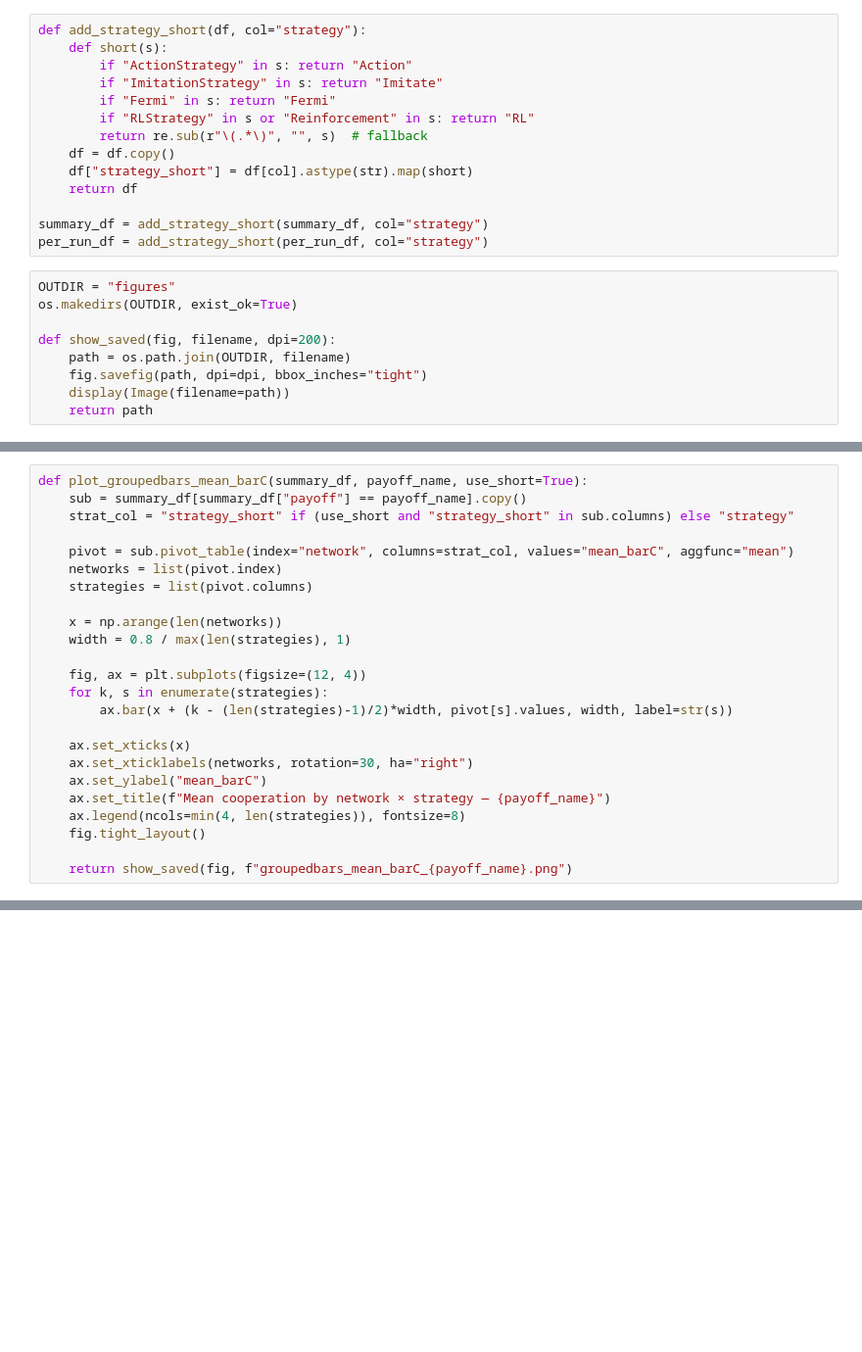
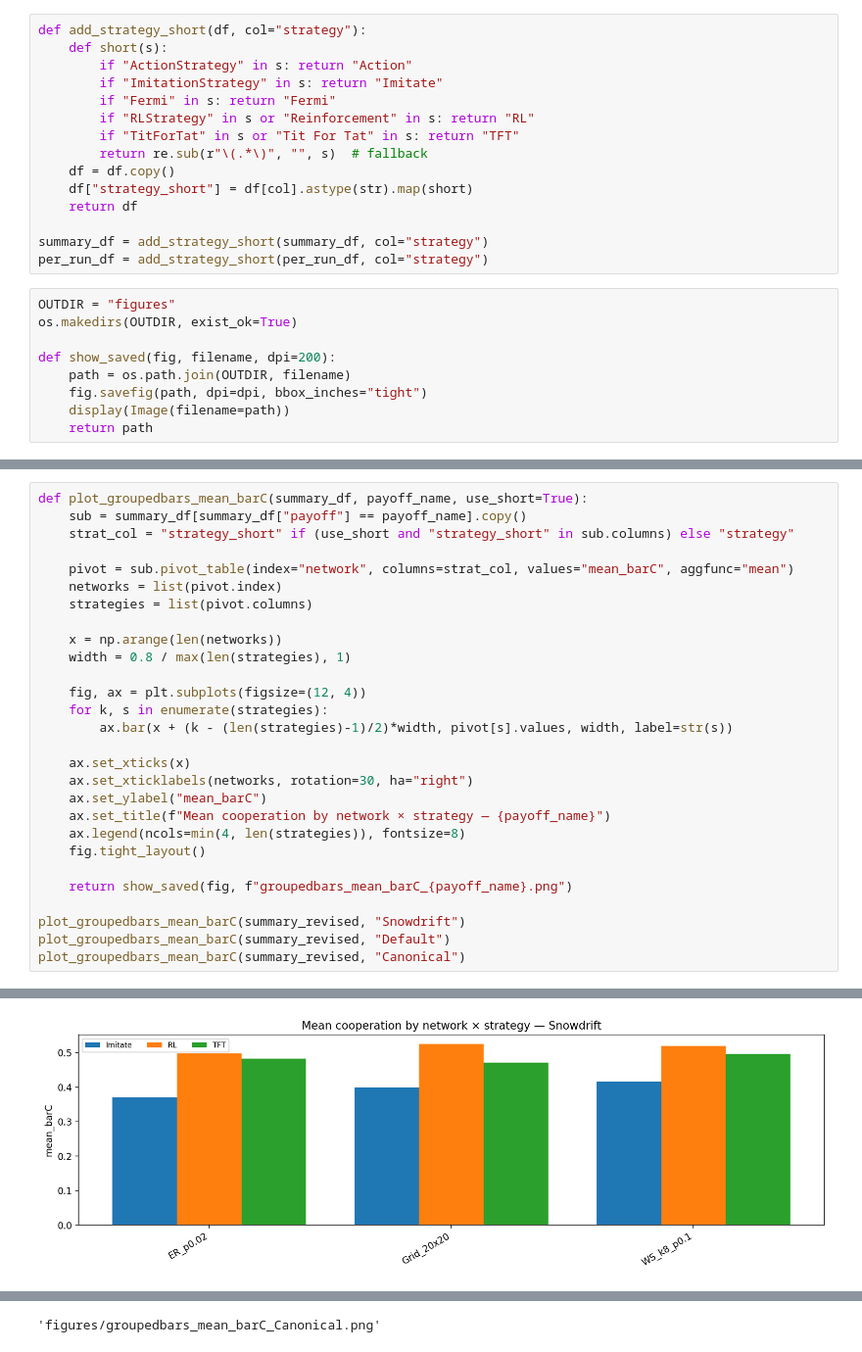
Before and after one commit to tristan-farran/CSS-Project, a Jupyter notebook: Code/Zheng_Code V2.ipynb, the cells around one changed output, grey strips where cells are left out. Shown at 98% size. Saved outputs shown, nothing was run; the diff lists cells and outputs as text; blank space fills up the shorter version.

```diff
--- a/Code/Zheng_Code V2.ipynb
+++ b/Code/Zheng_Code V2.ipynb
@@ -1649,6 +1648,7 @@ def add_strategy_short(df, col="strategy"):
         if "ImitationStrategy" in s: return "Imitate"
         if "Fermi" in s: return "Fermi"
         if "RLStrategy" in s or "Reinforcement" in s: return "RL"
+        if "TitForTat" in s or "Tit For Tat" in s: return "TFT"
         return re.sub(r"\(.*\)", "", s)  # fallback
     df = df.copy()
     df["strategy_short"] = df[col].astype(str).map(short)
@@ -1717,3 +1730,8 @@ def plot_groupedbars_mean_barC(summary_df, payoff_name, use_short=True):
     fig.tight_layout()
 
     return show_saved(fig, f"groupedbars_mean_barC_{payoff_name}.png")
+
+plot_groupedbars_mean_barC(summary_revised, "Snowdrift")
+plot_groupedbars_mean_barC(summary_revised, "Default")
+plot_groupedbars_mean_barC(summary_revised, "Canonical")
+# %% [output]
@@ -1719,0 +1740 @@ def plot_groupedbars_mean_barC(summary_df, payoff_name, use_short=True):
+[figure, added]
@@ -1719,0 +1747 @@ def plot_groupedbars_mean_barC(summary_df, payoff_name, use_short=True):
+'figures/groupedbars_mean_barC_Canonical.png'
```
Also changed, not shown: parts of 22 cells of this notebook, 28 other files.
